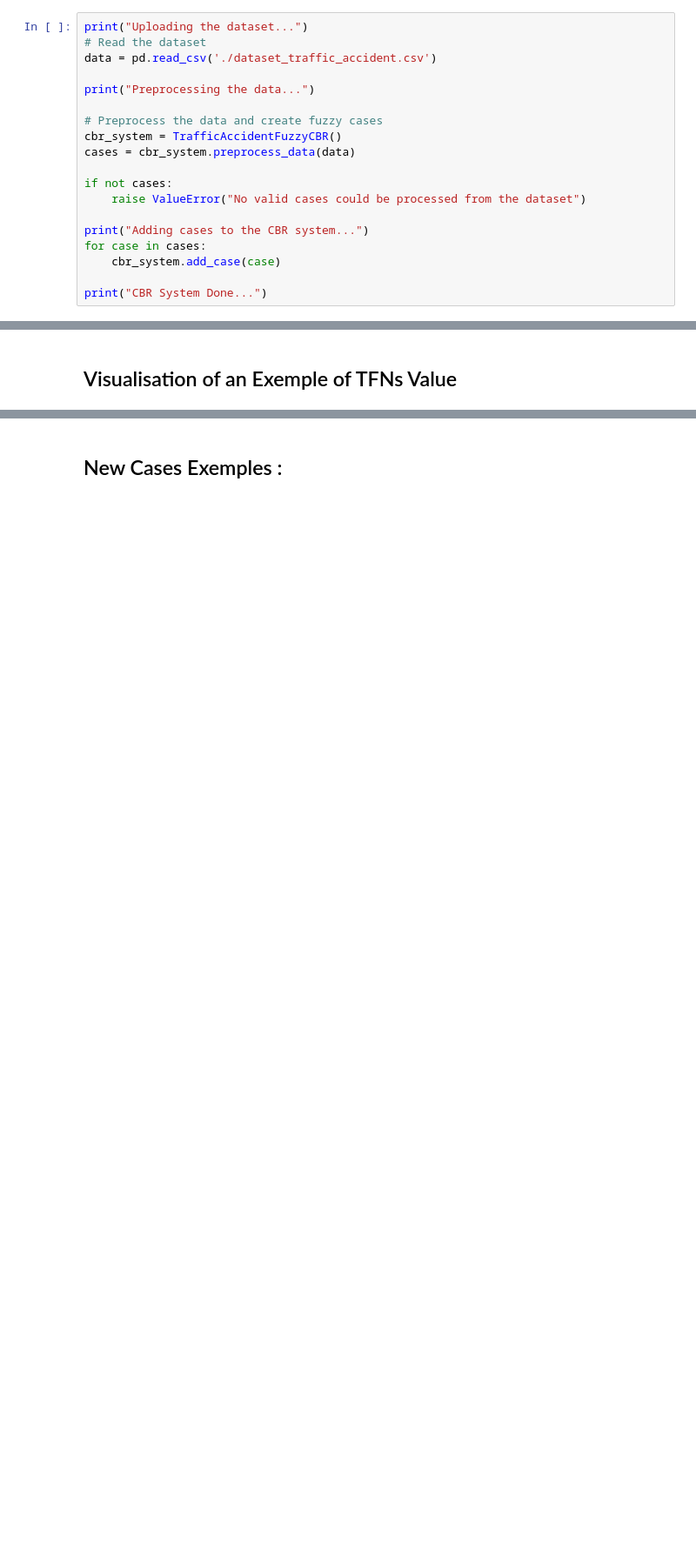
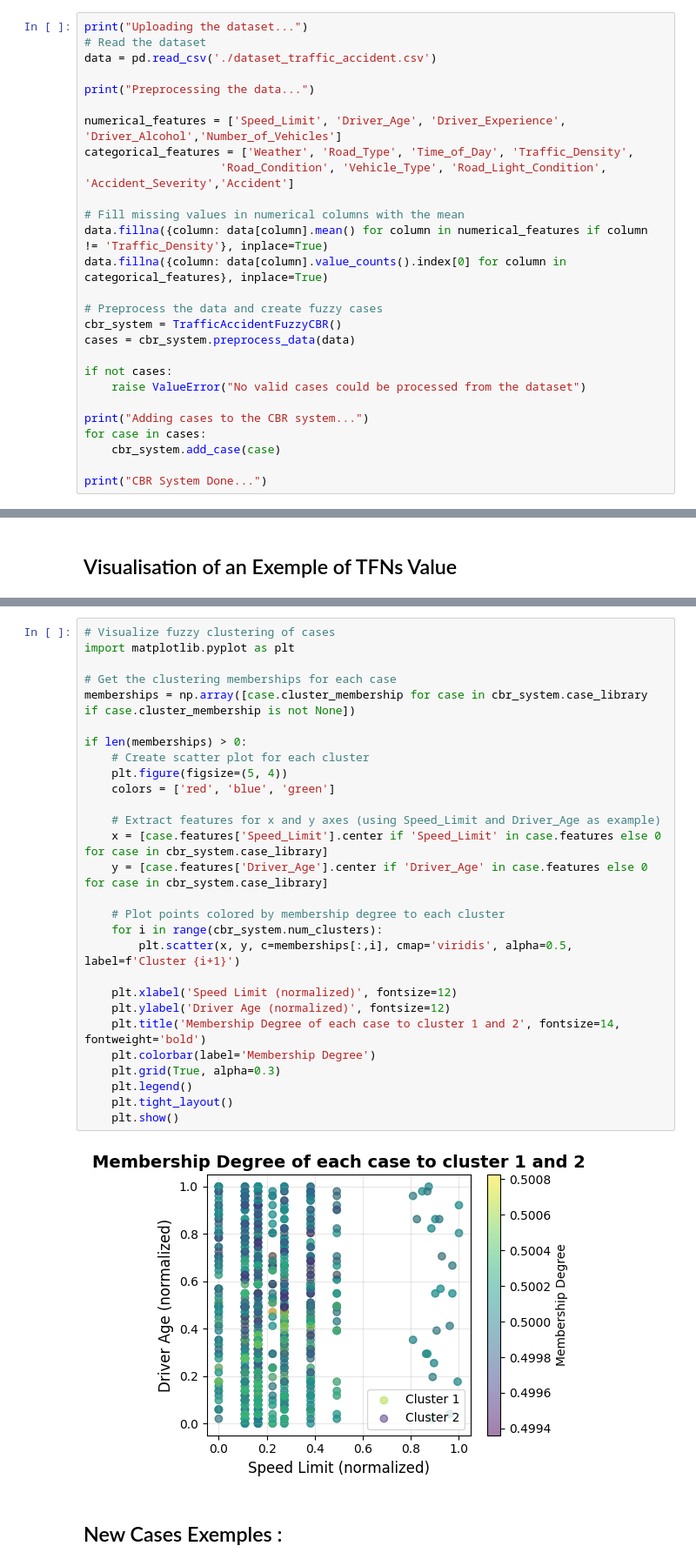
Before and after one commit to aymanerihane/Fuzzy_CBR_Approch_of_Value_Engineering, a Jupyter notebook: test.ipynb, the cells around one changed output, grey strips where cells are left out. Shown: that part at 87% size. Drawn from its saved outputs; the diff is of its cells as text; blank space fills up the shorter version.

```diff
--- a/test.ipynb
+++ b/test.ipynb
@@ -1007,6 +1007,14 @@ print("Uploading the dataset...")
 data = pd.read_csv('./dataset_traffic_accident.csv')
 
 print("Preprocessing the data...")
+
+numerical_features = ['Speed_Limit', 'Driver_Age', 'Driver_Experience', 'Driver_Alcohol','Number_of_Vehicles']
+categorical_features = ['Weather', 'Road_Type', 'Time_of_Day', 'Traffic_Density',
+                    'Road_Condition', 'Vehicle_Type', 'Road_Light_Condition', 'Accident_Severity','Accident']
+
+# Fill missing values in numerical columns with the mean
+data.fillna({column: data[column].mean() for column in numerical_features if column != 'Traffic_Density'}, inplace=True)
+data.fillna({column: data[column].value_counts().index[0] for column in categorical_features}, inplace=True)
 
 # Preprocess the data and create fuzzy cases
 cbr_system = TrafficAccidentFuzzyCBR()
@@ -1093,6 +1101,36 @@ plt.tight_layout()
 plt.show()
 # %% [output]
 [figure]
+# %%
+# Visualize fuzzy clustering of cases
+import matplotlib.pyplot as plt
+
+# Get the clustering memberships for each case
+memberships = np.array([case.cluster_membership for case in cbr_system.case_library if case.cluster_membership is not None])
+
+if len(memberships) > 0:
+    # Create scatter plot for each cluster
+    plt.figure(figsize=(5, 4))
+    colors = ['red', 'blue', 'green']
+
+    # Extract features for x and y axes (using Speed_Limit and Driver_Age as example)
+    x = [case.features['Speed_Limit'].center if 'Speed_Limit' in case.features else 0 for case in cbr_system.case_library]
+    y = [case.features['Driver_Age'].center if 'Driver_Age' in case.features else 0 for case in cbr_system.case_library]
+
+    # Plot points colored by membership degree to each cluster
+    for i in range(cbr_system.num_clusters):
+        plt.scatter(x, y, c=memberships[:,i], cmap='viridis', alpha=0.5, label=f'Cluster {i+1}')
+
+    plt.xlabel('Speed Limit (normalized)', fontsize=12)
+    plt.ylabel('Driver Age (normalized)', fontsize=12)
+    plt.title('Membership Degree of each case to cluster 1 and 2', fontsize=14, fontweight='bold')
+    plt.colorbar(label='Membership Degree')
+    plt.grid(True, alpha=0.3)
+    plt.legend()
+    plt.tight_layout()
+    plt.show()
+# %% [output]
+[figure, added]
 # %% [markdown]
 ## New Cases Exemples :
 # %%
```
Also changed, not shown: parts of 3 cells of this notebook, 4 other files.
